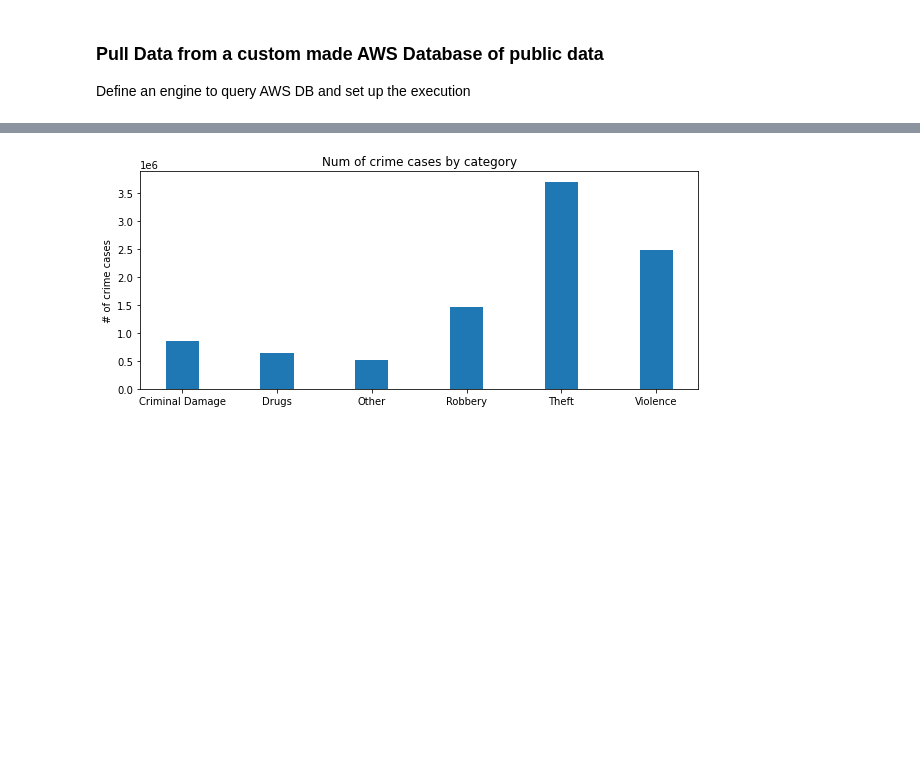
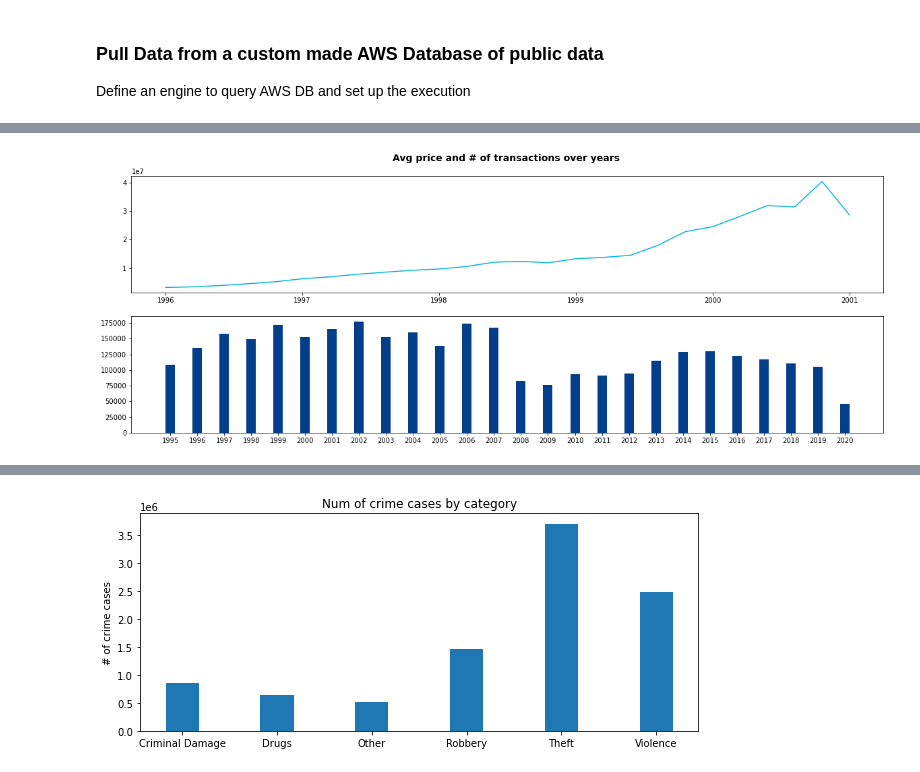
Before and after one commit to jelenalor/RealEstate, a Jupyter notebook: 1.EDA.ipynb, the cells around one changed output, grey strips where cells are left out. Cells and saved outputs as stored; diff of their text form; code cells hidden in the pictures; blank space fills up the shorter version.

```diff
--- a/1.EDA.ipynb
+++ b/1.EDA.ipynb
@@ -51,0 +72,22 @@ result
+# %%
+# Overal view of prices and num of transactions
+
+result_gp = result.groupby("year", as_index=False).sum()
+
+fig, ax = plt.subplots(ncols =1, nrows = 2, figsize=(20, 7))
+
+ax[0].set_title("Avg price and # of transactions over years \n", fontweight='bold', fontsize=14)
+ax[0].plot(result_gp["avg_price"], color="#00b4d8")
+
+width = 0.35
+labels = result_gp["year"].values
+x = np.arange(len(labels))
+y = result_gp["count"].values
+ax[1].bar(x, y, width, color="#023e8a")
+ax[1].set_xticks(x)
+ax[1].set_xticklabels(labels)
+ax[0].set_xticklabels(labels)
+
+plt.show()
+# %% [output]
+[figure, added]
```
Also changed, not shown: parts of 14 cells of this notebook.
